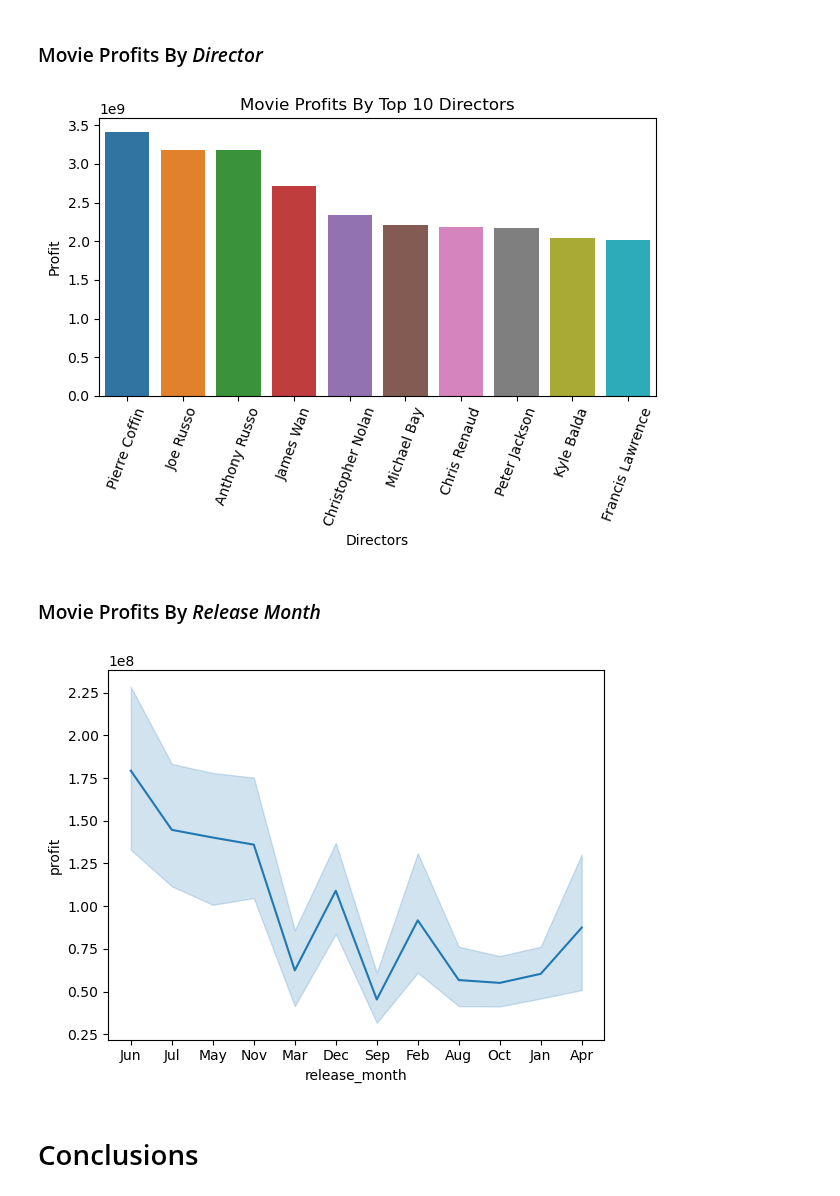
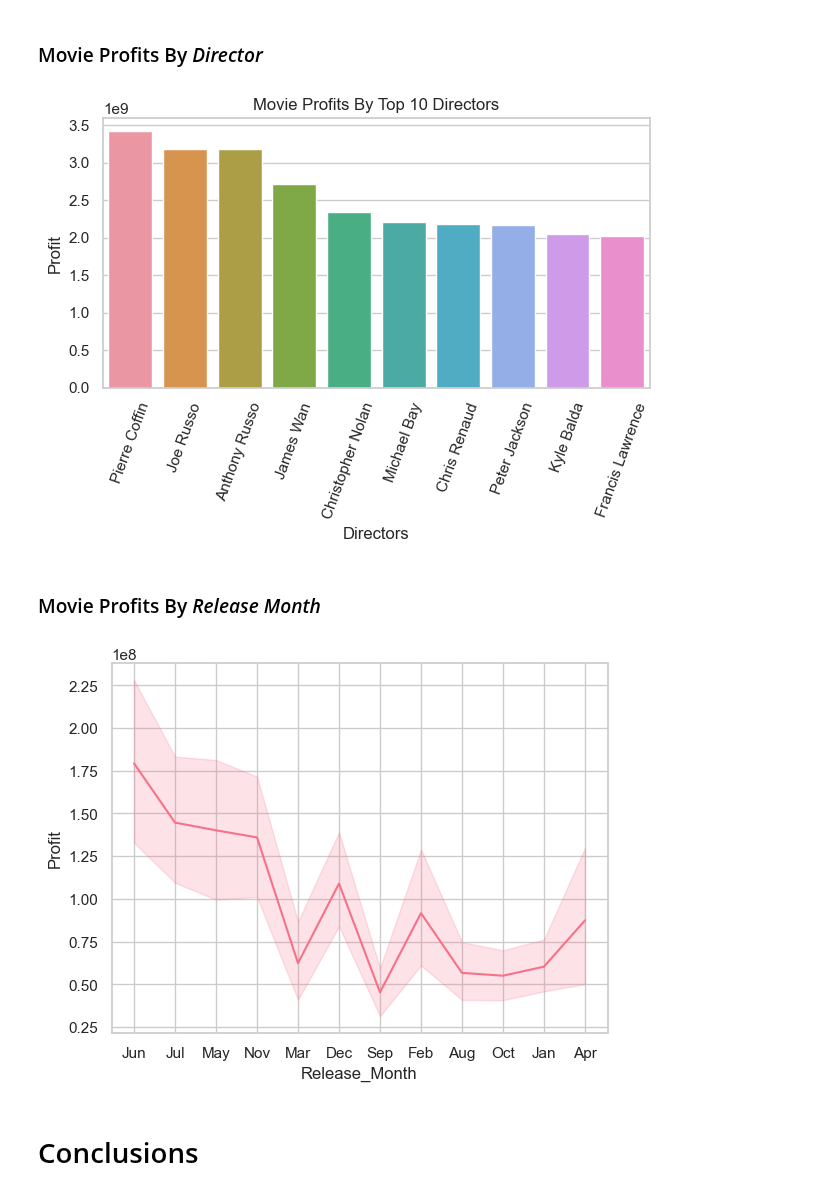
Before and after one commit to scarlettvalentin/movie_studio_project, a Jupyter notebook: notebook.ipynb, the cells around one changed output. Drawn from its saved outputs; the diff is of its cells as text; code cells hidden in the pictures.

```diff
--- a/notebook.ipynb
+++ b/notebook.ipynb
@@ -499,3 +499,10 @@ JOIN imdb_df AS imdb
 """
 
 movies_data = pysqldf(q)
+# %%
+# Standardize column names
+movies_data.columns = movies_data.columns.map(lambda x: x.title())
+# %%
+months = ["Jan", "Feb", "Mar", "Apr", "May", "Jun",
+          "Jul", "Aug", "Sep", "Oct", "Nov", "Dec"]
+movies_data['months'] = pd.Categorical(movies_data['months'], categories=months, ordered=True, inplace=True)
@@ -528,8 +537,8 @@ movies_data.head()
 # %% [markdown]
 # Exploratory Data Analysis
 # %%
-sns.set_theme(context='notebook', style='whitegrid', palette='pastel')
-# try palette 'husl'
+# Set theme for graphs
+sns.set_theme(context='notebook', style='whitegrid', palette='husl')
 # %% [markdown]
 ### Movie Profits By *Genre*
 # %%
@@ -557,30 +566,30 @@ ValueError: Could not interpret input 'Genre'
 # %%
 # Split the "Directors" column into multiple rows, so each director has their own row
 df_directors = movies_data.assign(Director=movies_data['Directors'].str.split(', ')).explode('Director')
 
 # Group by director and sum the profits
-profits_by_director = df_directors.groupby('Director')['profit'].sum()
+profits_by_director = df_directors.groupby('Director')['Profit'].sum()
 
 # Create df of top 10 directors based on greated profits
-top_ten_directors = profits_by_director.reset_index().sort_values(by='profit', ascending=False)[0:10]
+top_ten_directors = profits_by_director.reset_index().sort_values(by='Profit', ascending=False)[0:10]
 
 # Plot profits_by_director
-ax = sns.barplot(data=top_ten_directors, x='Director', y='profit')
+ax = sns.barplot(data=top_ten_directors, x='Director', y='Profit')
 
 # Set axes labels, title, and rotate x ticks
 ax.set(xlabel='Directors', ylabel='Profit', title='Movie Profits By Top 10 Directors')
 plt.xticks(rotation=70)
 
 plt.tight_layout();
 # %% [output]
-[figure, old version]
+[figure, new version]
 # %% [markdown]
 ### Movie Profits By *Release Month*
 # %%
-sns.lineplot(data=movies_data, x='release_month', y='profit')
+sns.lineplot(data=movies_data, x='Release_Month', y='Profit')
 sns.xlabel = 'Profit'
 # %% [output]
-[figure, old version]
+[figure, new version]
 # %% [markdown]
 # Conclusions
 # %% [markdown]
```
Also changed, not shown: parts of 5 cells of this notebook.
